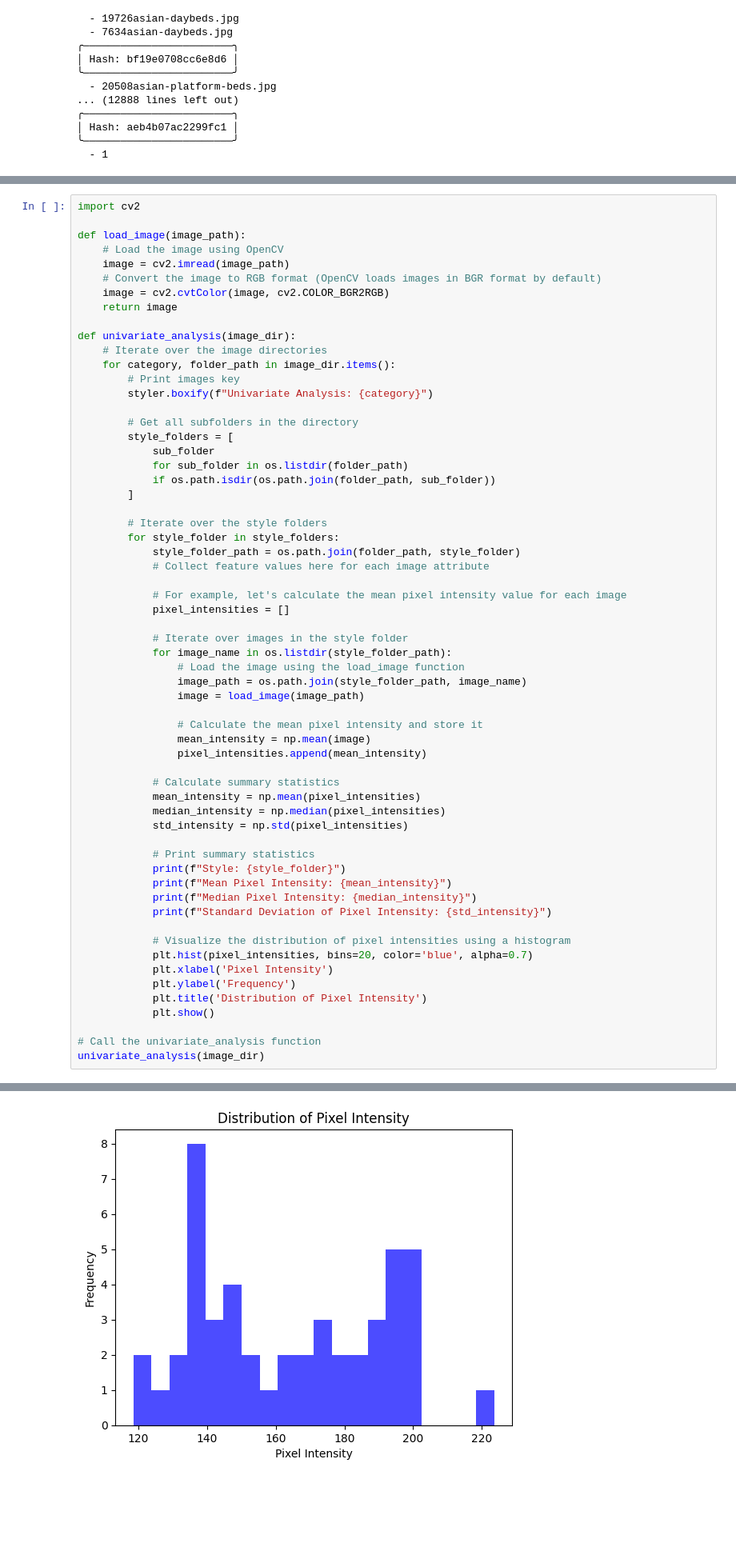
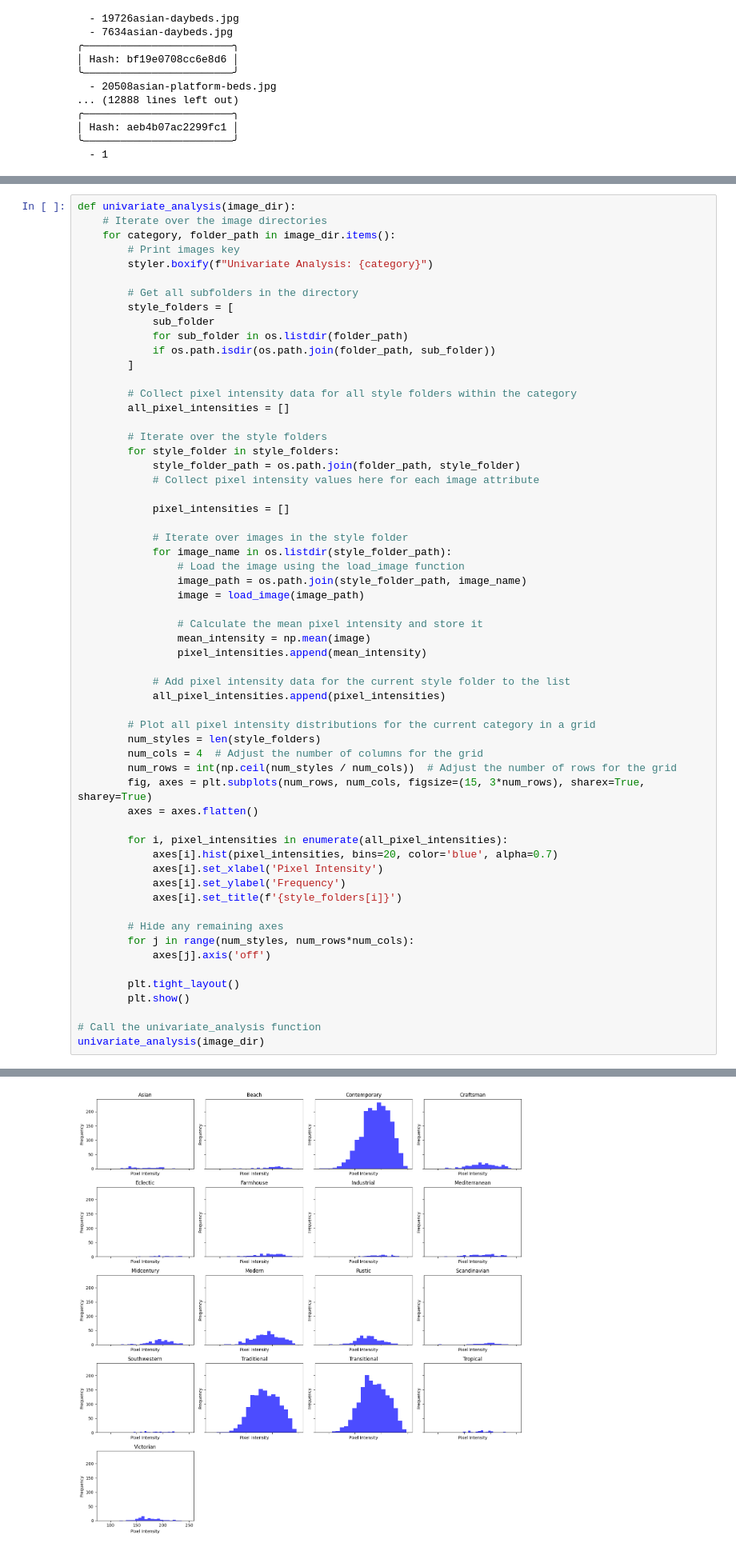
Before and after one commit to Mudoker/furniture-recognition-model, a Jupyter notebook: notebooks/data_analysis/exploratory_data_analysis.ipynb, the cells around one changed output, grey strips where cells are left out. Shown at 80% size. Cells and saved outputs as stored; diff of their text form; blank space fills up the shorter version.

Commit message:
fix: display every pixel intensity in a grid

```diff
--- a/notebooks/data_analysis/exploratory_data_analysis.ipynb
+++ b/notebooks/data_analysis/exploratory_data_analysis.ipynb
@@ -352,13 +361,4 @@ for category, folder_path in image_dir.items():
 # %%
-import cv2
-
-def load_image(image_path):
-    # Load the image using OpenCV
-    image = cv2.imread(image_path)
-    # Convert the image to RGB format (OpenCV loads images in BGR format by default)
-    image = cv2.cvtColor(image, cv2.COLOR_BGR2RGB)
-    return image
-
 def univariate_analysis(image_dir):
     # Iterate over the image directories
     for category, folder_path in image_dir.items():
@@ -372,12 +372,14 @@ def univariate_analysis(image_dir):
             if os.path.isdir(os.path.join(folder_path, sub_folder))
         ]
 
+        # Collect pixel intensity data for all style folders within the category
+        all_pixel_intensities = []
+
         # Iterate over the style folders
         for style_folder in style_folders:
             style_folder_path = os.path.join(folder_path, style_folder)
-            # Collect feature values here for each image attribute
+            # Collect pixel intensity values here for each image attribute
 
-            # For example, let's calculate the mean pixel intensity value for each image
             pixel_intensities = []
 
             # Iterate over images in the style folder
@@ -390,23 +392,28 @@ def univariate_analysis(image_dir):
                 mean_intensity = np.mean(image)
                 pixel_intensities.append(mean_intensity)
 
-            # Calculate summary statistics
-            mean_intensity = np.mean(pixel_intensities)
-            median_intensity = np.median(pixel_intensities)
-            std_intensity = np.std(pixel_intensities)
+            # Add pixel intensity data for the current style folder to the list
+            all_pixel_intensities.append(pixel_intensities)
 
-            # Print summary statistics
-            print(f"Style: {style_folder}")
-            print(f"Mean Pixel Intensity: {mean_intensity}")
-            print(f"Median Pixel Intensity: {median_intensity}")
-            print(f"Standard Deviation of Pixel Intensity: {std_intensity}")
+        # Plot all pixel intensity distributions for the current category in a grid
+        num_styles = len(style_folders)
+        num_cols = 4  # Adjust the number of columns for the grid
+        num_rows = int(np.ceil(num_styles / num_cols))  # Adjust the number of rows for the grid
+        fig, axes = plt.subplots(num_rows, num_cols, figsize=(15, 3*num_rows), sharex=True, sharey=True)
+        axes = axes.flatten()
 
-            # Visualize the distribution of pixel intensities using a histogram
-            plt.hist(pixel_intensities, bins=20, color='blue', alpha=0.7)
-            plt.xlabel('Pixel Intensity')
-            plt.ylabel('Frequency')
-            plt.title('Distribution of Pixel Intensity')
-            plt.show()
+        for i, pixel_intensities in enumerate(all_pixel_intensities):
+            axes[i].hist(pixel_intensities, bins=20, color='blue', alpha=0.7)
+            axes[i].set_xlabel('Pixel Intensity')
+            axes[i].set_ylabel('Frequency')
+            axes[i].set_title(f'{style_folders[i]}')
+
+        # Hide any remaining axes
+        for j in range(num_styles, num_rows*num_cols):
+            axes[j].axis('off')
+
+        plt.tight_layout()
+        plt.show()
 
 # Call the univariate_analysis function
 univariate_analysis(image_dir)
@@ -421 +424 @@ Standard Deviation of Pixel Intensity: 26.74884015882127
-[figure, old version]
+[figure, new version]
```
Also changed, not shown: parts of 2 cells of this notebook.
